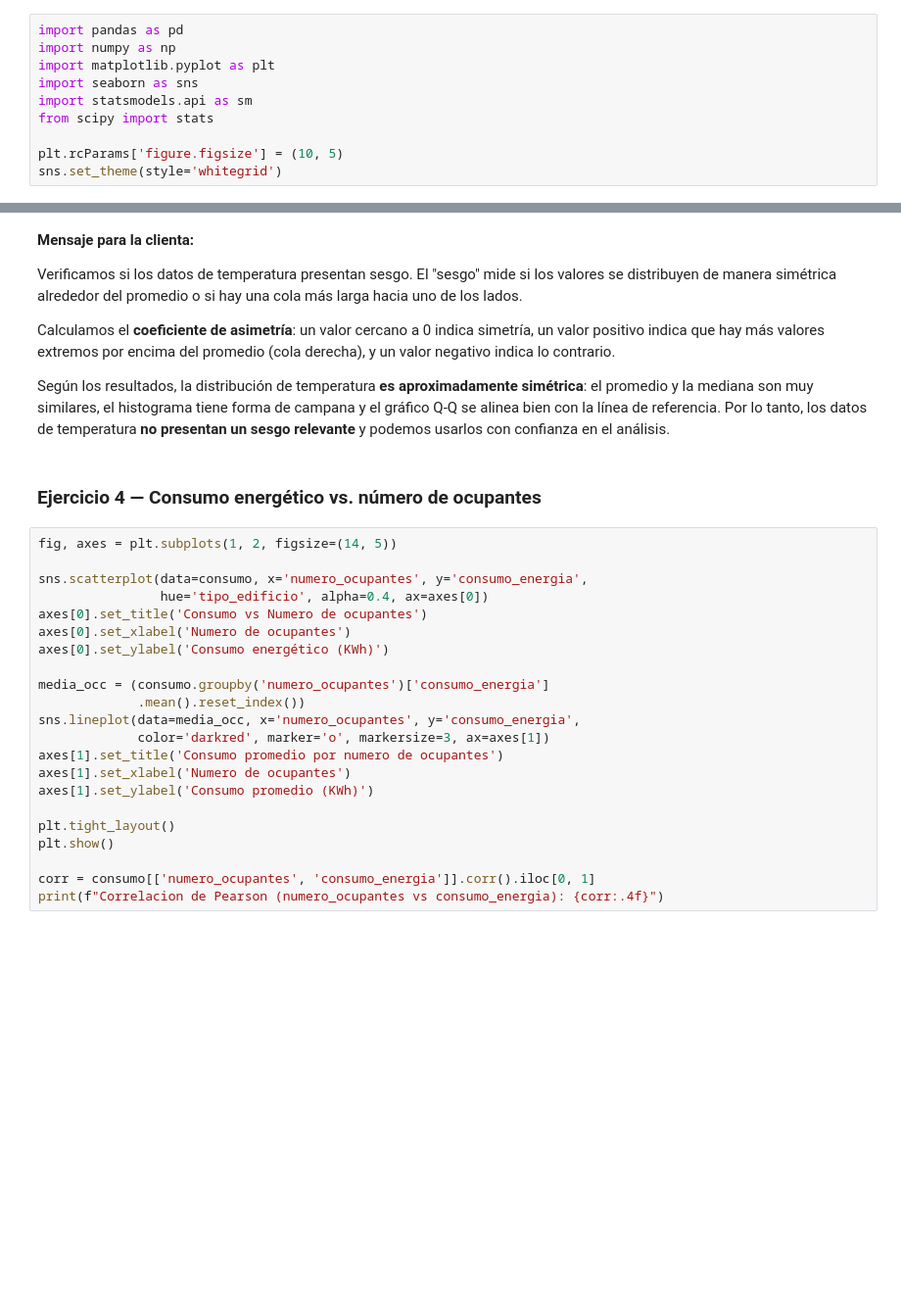
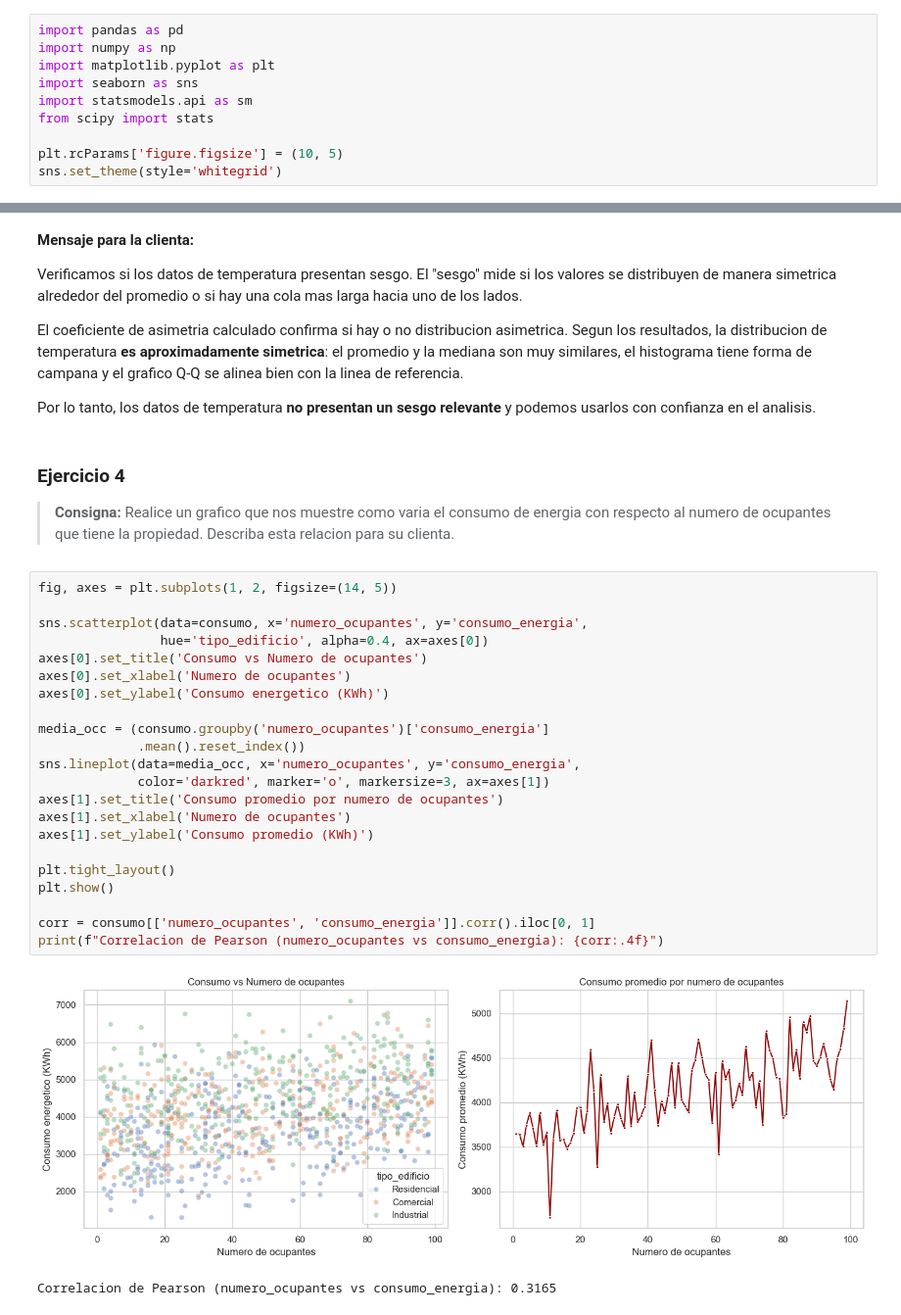
Before and after one commit to josiascs7/Fundamentos-de-Ciencia-de-Datos, a Jupyter notebook: Parciales/Modelo de Examen 1/examen_1_consumo_energetico.ipynb, the cells around one changed output, grey strips where cells are left out. Shown at 98% size. Cells and saved outputs as stored; diff of their text form; blank space fills up the shorter version.

```diff
--- a/Parciales/Modelo de Examen 1/examen_1_consumo_energetico.ipynb
+++ b/Parciales/Modelo de Examen 1/examen_1_consumo_energetico.ipynb
@@ -116,40 +190,44 @@ else:
 **Mensaje para la clienta:**
 
 Verificamos si los datos de temperatura presentan sesgo. El "sesgo" mide si
-los valores se distribuyen de manera simétrica alrededor del promedio o si
-hay una cola más larga hacia uno de los lados.
+los valores se distribuyen de manera simetrica alrededor del promedio o si
+hay una cola mas larga hacia uno de los lados.
 
-Calculamos el **coeficiente de asimetría**: un valor cercano a 0 indica
-simetría, un valor positivo indica que hay más valores extremos por encima
-del promedio (cola derecha), y un valor negativo indica lo contrario.
+El coeficiente de asimetria calculado confirma si hay o no distribucion asimetrica.
+Segun los resultados, la distribucion de temperatura **es aproximadamente simetrica**:
+el promedio y la mediana son muy similares, el histograma tiene forma de campana
+y el grafico Q-Q se alinea bien con la linea de referencia.
 
-Según los resultados, la distribución de temperatura
-**es aproximadamente simétrica**: el promedio y la mediana son muy similares,
-el histograma tiene forma de campana y el gráfico Q-Q se alinea bien con la
-línea de referencia. Por lo tanto, los datos de temperatura **no presentan
-un sesgo relevante** y podemos usarlos con confianza en el análisis.
+Por lo tanto, los datos de temperatura **no presentan un sesgo relevante** y
+podemos usarlos con confianza en el analisis.
 # %% [markdown]
-### Ejercicio 4 — Consumo energético vs. número de ocupantes
+### Ejercicio 4
+
+> **Consigna:** Realice un grafico que nos muestre como varia el consumo de energia con respecto al
+> numero de ocupantes que tiene la propiedad. Describa esta relacion para su clienta.
 # %%
 fig, axes = plt.subplots(1, 2, figsize=(14, 5))
 
 sns.scatterplot(data=consumo, x='numero_ocupantes', y='consumo_energia',
                 hue='tipo_edificio', alpha=0.4, ax=axes[0])
 axes[0].set_title('Consumo vs Numero de ocupantes')
 axes[0].set_xlabel('Numero de ocupantes')
-axes[0].set_ylabel('Consumo energético (KWh)')
+axes[0].set_ylabel('Consumo energetico (KWh)')
 
 media_occ = (consumo.groupby('numero_ocupantes')['consumo_energia']
              .mean().reset_index())
 sns.lineplot(data=media_occ, x='numero_ocupantes', y='consumo_energia',
              color='darkred', marker='o', markersize=3, ax=axes[1])
 axes[1].set_title('Consumo promedio por numero de ocupantes')
 axes[1].set_xlabel('Numero de ocupantes')
 axes[1].set_ylabel('Consumo promedio (KWh)')
 
 plt.tight_layout()
 plt.show()
 
 corr = consumo[['numero_ocupantes', 'consumo_energia']].corr().iloc[0, 1]
 print(f"Correlacion de Pearson (numero_ocupantes vs consumo_energia): {corr:.4f}")
+# %% [output]
+[figure, added]
+Correlacion de Pearson (numero_ocupantes vs consumo_energia): 0.3165
 # %% [markdown]
```
Also changed, not shown: parts of 19 cells of this notebook, 1 other file.
